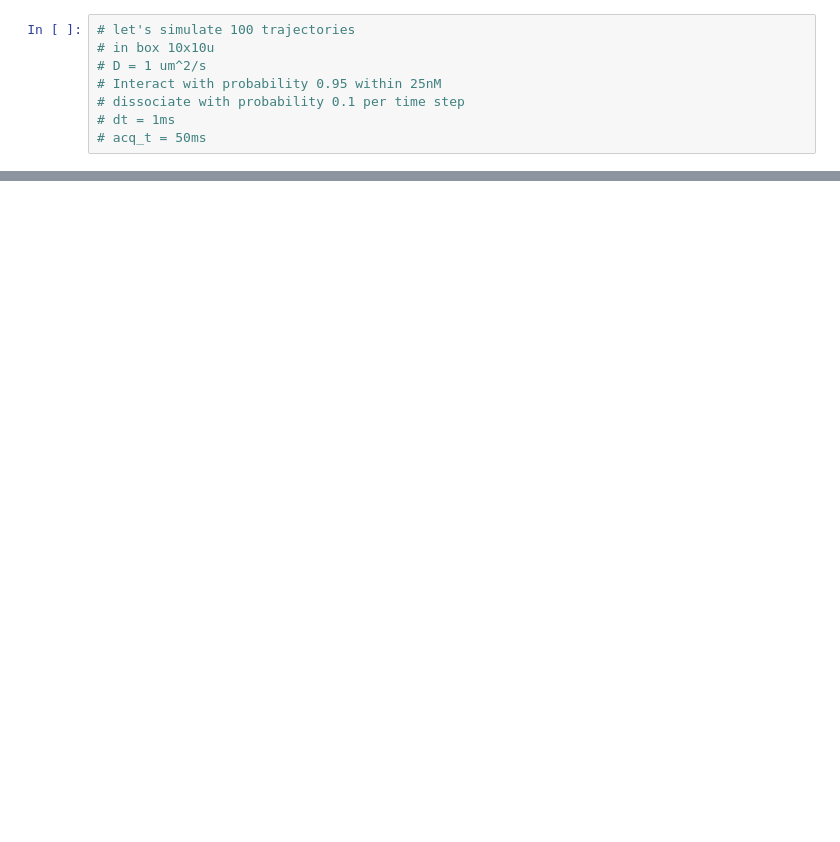
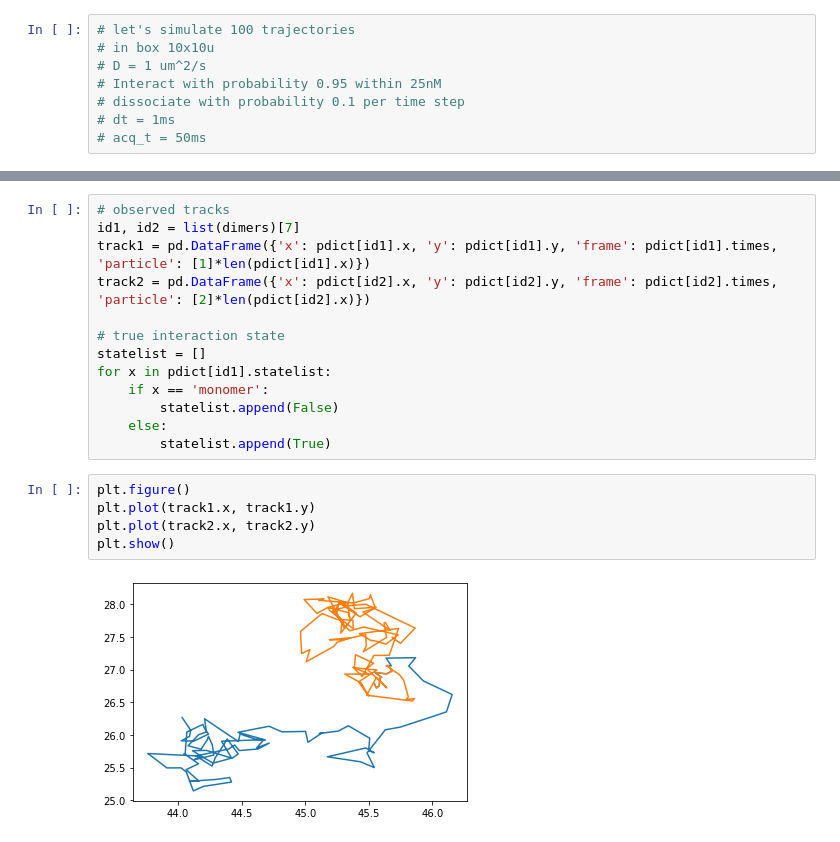
Before and after one commit to mileswhen/gillessa, a Jupyter notebook: 20210512.ipynb, the cells around one changed output, grey strips where cells are left out. Drawn from its saved outputs; the diff is of its cells as text; blank space fills up the shorter version.

```diff
--- a/20210512.ipynb
+++ b/20210512.ipynb
@@ -80,0 +158,20 @@ plt.show()
+# %%
+# observed tracks
+id1, id2 = list(dimers)[7]
+track1 = pd.DataFrame({'x': pdict[id1].x, 'y': pdict[id1].y, 'frame': pdict[id1].times, 'particle': [1]*len(pdict[id1].x)})
+track2 = pd.DataFrame({'x': pdict[id2].x, 'y': pdict[id2].y, 'frame': pdict[id2].times, 'particle': [2]*len(pdict[id2].x)})
+
+# true interaction state
+statelist = []
+for x in pdict[id1].statelist:
+    if x == 'monomer':
+        statelist.append(False)
+    else:
+        statelist.append(True)
+# %%
+plt.figure()
+plt.plot(track1.x, track1.y)
+plt.plot(track2.x, track2.y)
+plt.show()
+# %% [output]
+[figure, added]
```
Also changed, not shown: parts of 9 cells of this notebook, 2 other files.
